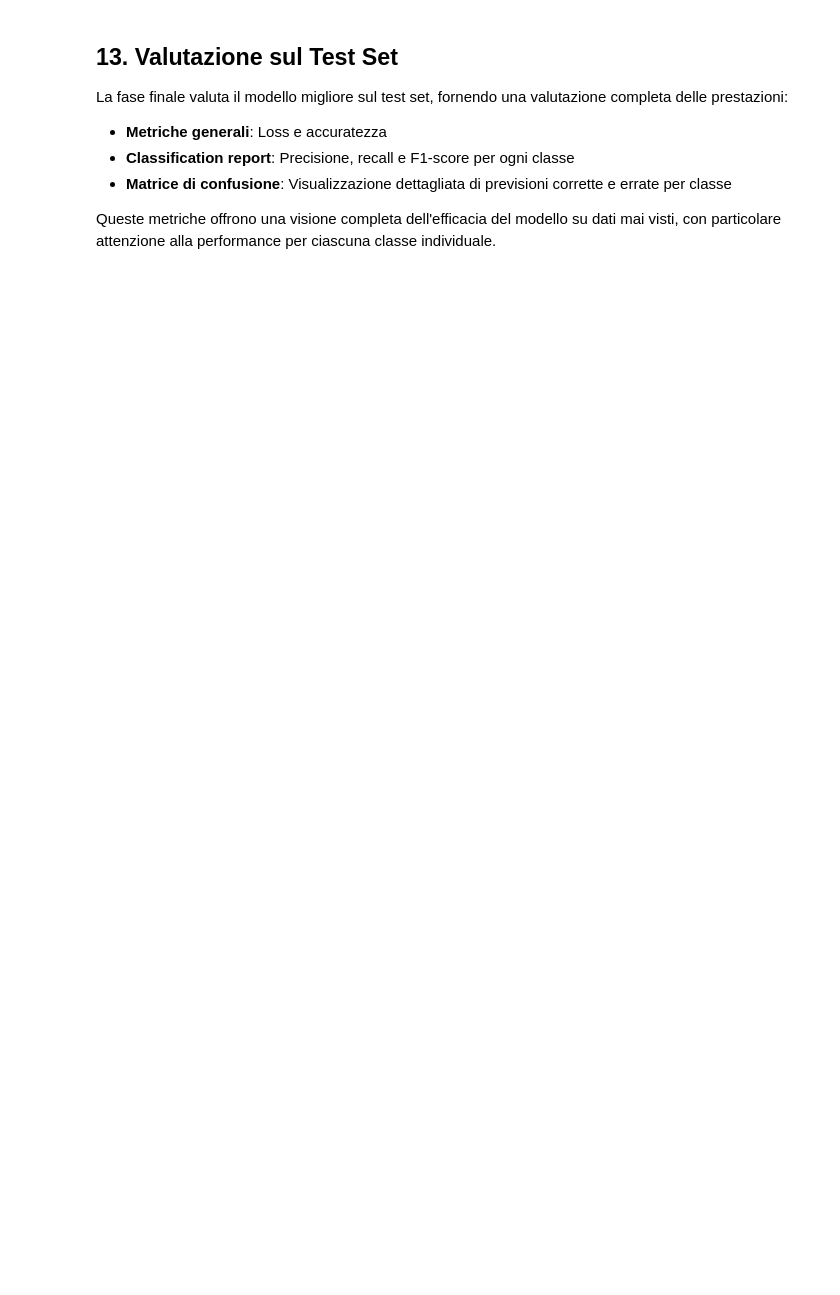
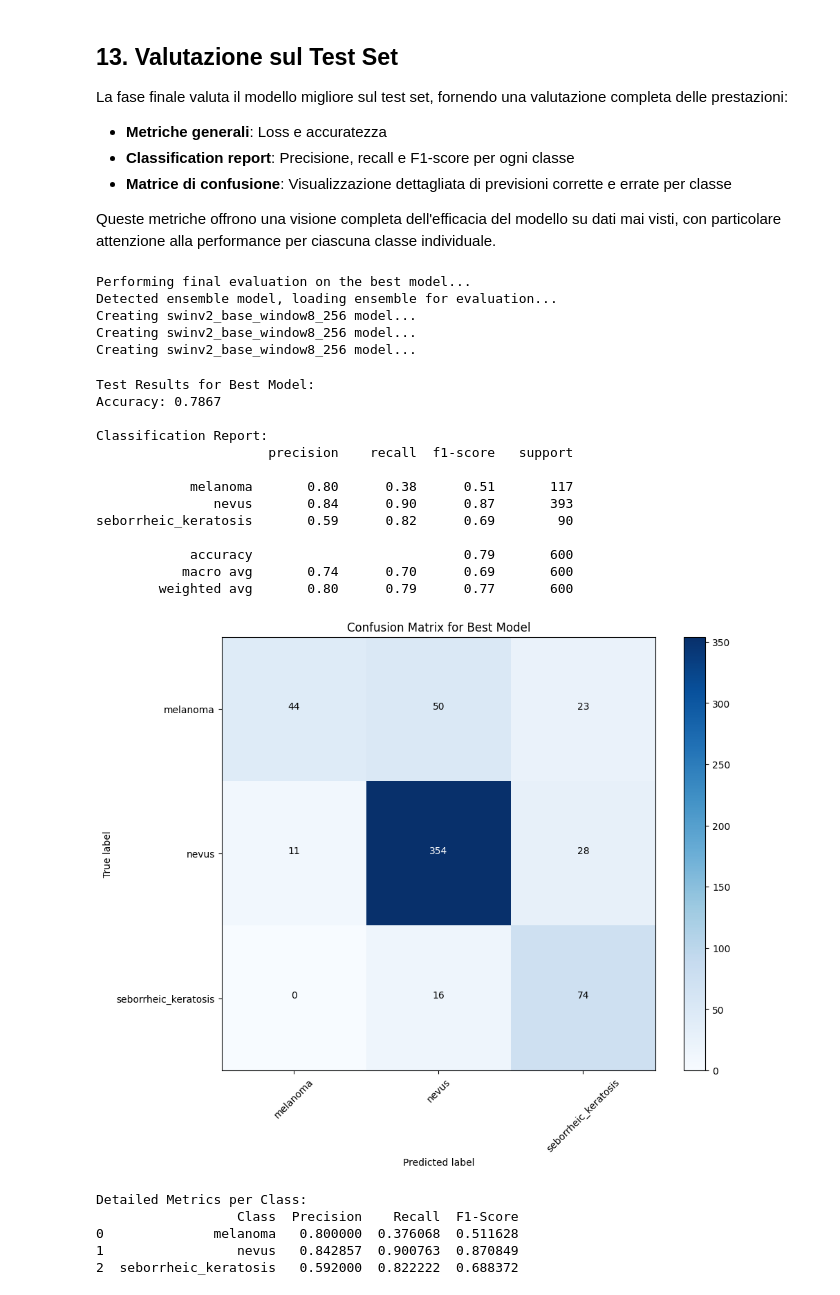
Before and after one commit to Tony0380/SkinVisionNet, a Jupyter notebook: SkinVisionNet.ipynb, the cells around one changed output. Cells and saved outputs as stored; diff of their text form; code cells hidden in the pictures; blank space fills up the shorter version.

```diff
--- a/SkinVisionNet.ipynb
+++ b/SkinVisionNet.ipynb
@@ -446,7 +471,7 @@ print(f"Original class weights: {class_weights}")
 print(f"Custom class weights: {custom_weights}")
 
 # Iperparametri
-learning_rate = 2e-5  # Learning rate ridotto
+learning_rate = 7e-5  # Learning rate ridotto
 weight_decay = 2e-5   # Weight decay leggermente aumentato
 num_epochs = 24
 
@@ -1297,16 +1462,52 @@ Queste metriche offrono una visione completa dell'efficacia del modello su dati
 # %%
 try:
     print("\nPerforming final evaluation on the best model...")
-    # Carica il miglior modello
-    model.load_state_dict(torch.load("best_model.pt"))
-    model.eval()
 
-    # Valuta sul test set con TTA
-    test_loss, test_acc, test_preds, test_labels = evaluate(model, test_loader, criterion, device, use_tta=False)
+    # Verifica se il file è un ensemble model o un singolo model
+    loaded_model_data = torch.load("ensemble_model.pt")
+
+    if isinstance(loaded_model_data, list):
+        # È un ensemble, dobbiamo caricarlo in modo diverso
+        print("Detected ensemble model, loading ensemble for evaluation...")
+
+        ensemble_models = []
+        for state_dict in loaded_model_data:
+            ensemble_model = create_model(num_classes)
+            ensemble_model.load_state_dict(state_dict)
+            ensemble_model.eval()
+            ensemble_models.append(ensemble_model)
+
+        # Valuta l'ensemble sul test set
+        all_preds = []
+        all_labels = []
+
+        with torch.no_grad():
+            for inputs, labels in tqdm(test_loader, desc="Testing Ensemble"):
+                # Predici con l'ensemble
+                outputs = ensemble_predict(ensemble_models, inputs, device)
+                _, predicted = torch.max(outputs, 1)
+
+                # Salva predizioni e label
+                all_preds.extend(predicted.cpu().numpy())
+                all_labels.extend(labels.numpy())
+
+        # Calcola loss (approssimativa)
+        test_loss = 0.0  # Non calcoliamo la loss per l'ensemble in questo caso
+        test_acc = np.mean(np.array(all_preds) == np.array(all_labels))
+        test_preds = all_preds
+        test_labels = all_labels
+    else:
+        # È un singolo modello, carica normalmente
+        model.load_state_dict(loaded_model_data)
+        model.eval()
+
+        # Valuta sul test set
+        test_loss, test_acc, test_preds, test_labels = evaluate(model, test_loader, criterion, device, use_tta=True)
 
     print(f"\nTest Results for Best Model:")
-    print(f"Loss: {test_loss:.4f}")
     print(f"Accuracy: {test_acc:.4f}")
+    if not isinstance(loaded_model_data, list):
+        print(f"Loss: {test_loss:.4f}")
 
     # Classification report
     print("\nClassification Report:")
@@ -1335,30 +1536,55 @@ try:
     plt.tight_layout()
     plt.ylabel('True label')
     plt.xlabel('Predicted label')
     plt.show()
 
     # Calcola le metriche per classe
     from sklearn.metrics import precision_score, recall_score, f1_score, roc_auc_score
 
     # Calcola precisione, recall e F1 per ogni classe
     precision = precision_score(test_labels, test_preds, average=None)
     recall = recall_score(test_labels, test_preds, average=None)
     f1 = f1_score(test_labels, test_preds, average=None)
 
     # Crea una tabella delle metriche
     metrics_table = pd.DataFrame({
         'Class': class_names,
         'Precision': precision,
         'Recall': recall,
         'F1-Score': f1
     })
 
     print("\nDetailed Metrics per Class:")
     print(metrics_table)
 
 except FileNotFoundError:
     print("Model file not found. Have you completed training?")
 except Exception as e:
     print(f"Error during testing: {e}")
     import traceback
     traceback.print_exc()
+# %% [output]
+Performing final evaluation on the best model...
+Detected ensemble model, loading ensemble for evaluation...
+Creating swinv2_base_window8_256 model...
+Creating swinv2_base_window8_256 model...
+Creating swinv2_base_window8_256 model...
+Test Results for Best Model:
+Accuracy: 0.7867
+
+Classification Report:
+                      precision    recall  f1-score   support
+
+            melanoma       0.80      0.38      0.51       117
+               nevus       0.84      0.90      0.87       393
+seborrheic_keratosis       0.59      0.82      0.69        90
+
+            accuracy                           0.79       600
+           macro avg       0.74      0.70      0.69       600
+        weighted avg       0.80      0.79      0.77       600
+[figure, added]
+Detailed Metrics per Class:
+                  Class  Precision    Recall  F1-Score
+0              melanoma   0.800000  0.376068  0.511628
+1                 nevus   0.842857  0.900763  0.870849
+2  seborrheic_keratosis   0.592000  0.822222  0.688372
```
Also changed, not shown: parts of 10 cells of this notebook.
